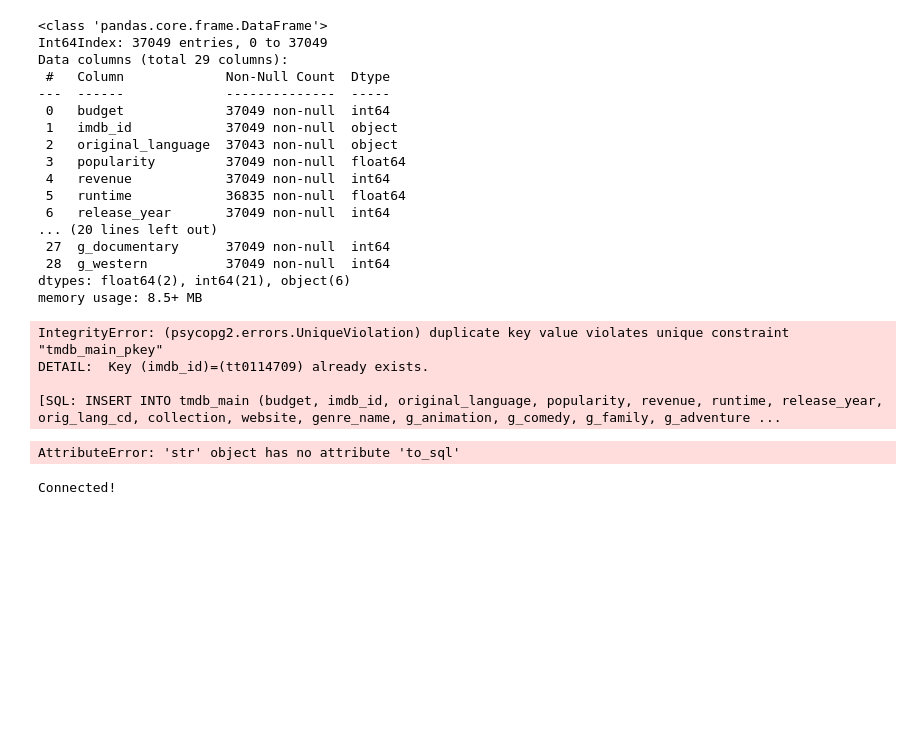
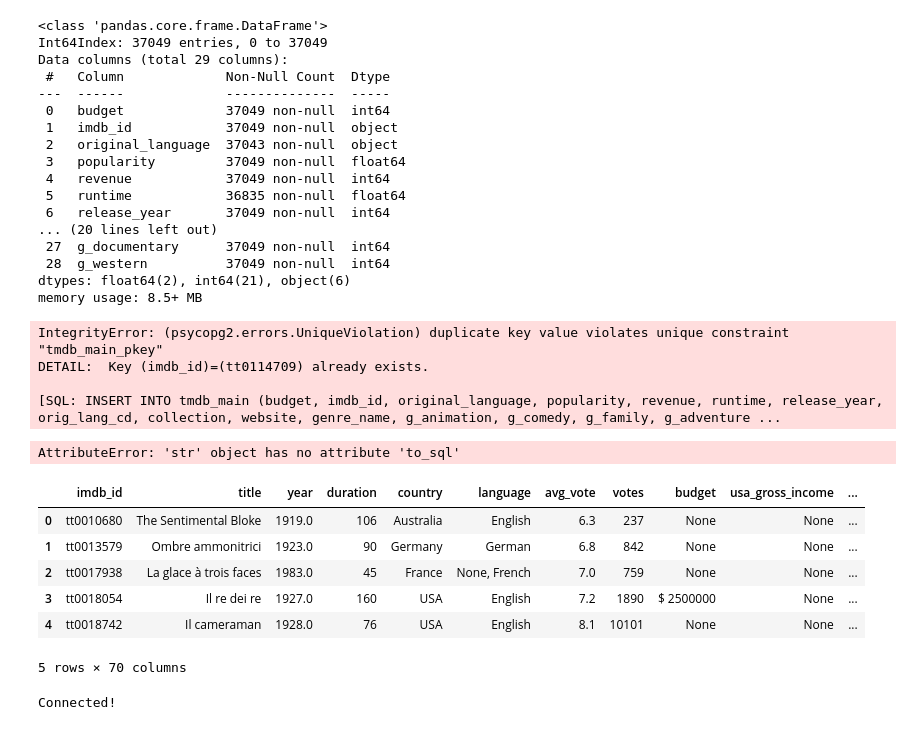
Before and after one commit to amaloney3/mlenv_movie_success_predictor, a Jupyter notebook: AWS_main_postgres.ipynb, the cells around one changed output. Drawn from its saved outputs; the diff is of its cells as text; code cells hidden in the pictures; blank space fills up the shorter version.

Commit message:
adding aws_main_postgres tables

```diff
--- a/AWS_main_postgres.ipynb
+++ b/AWS_main_postgres.ipynb
@@ -157,3 +159,19 @@ INNER JOIN tmdg_main USING (imdb_id)')
 create_movie.to_sql(create_movie, engine, if_exists = 'append', index = False, chunksize = 20)
 # %% [output]
 AttributeError: 'str' object has no attribute 'to_sql'
+# %%
+# Write the query you wish to execute
+query = '''SELECT * FROM imdb_main LEFT JOIN tmdb_main ON imdb_main.imdb_id = tmdb_main.imdb_id;'''
+
+# Use pandas to run the query on the database, with the engine you created yesterday
+joined_tables = pd.read_sql_query(query, con=engine)
+# %%
+joined_tables.head()
+# %% [output]
+|  | imdb_id | title | year | duration | country | language | avg_vote | votes | budget | usa_gross_income | ... |
+| 0 | tt0010680 | The Sentimental Bloke | 1919.0 | 106 | Australia | English | 6.3 | 237 | None | None | ... |
+| 1 | tt0013579 | Ombre ammonitrici | 1923.0 | 90 | Germany | German | 6.8 | 842 | None | None | ... |
+| 2 | tt0017938 | La glace à trois faces | 1983.0 | 45 | France | None, French | 7.0 | 759 | None | None | ... |
+| 3 | tt0018054 | Il re dei re | 1927.0 | 160 | USA | English | 7.2 | 1890 | $ 2500000 | None | ... |
+| 4 | tt0018742 | Il cameraman | 1928.0 | 76 | USA | English | 8.1 | 10101 | None | None | ... |
+5 rows × 70 columns
```
Also changed, not shown: parts of 3 cells of this notebook.
